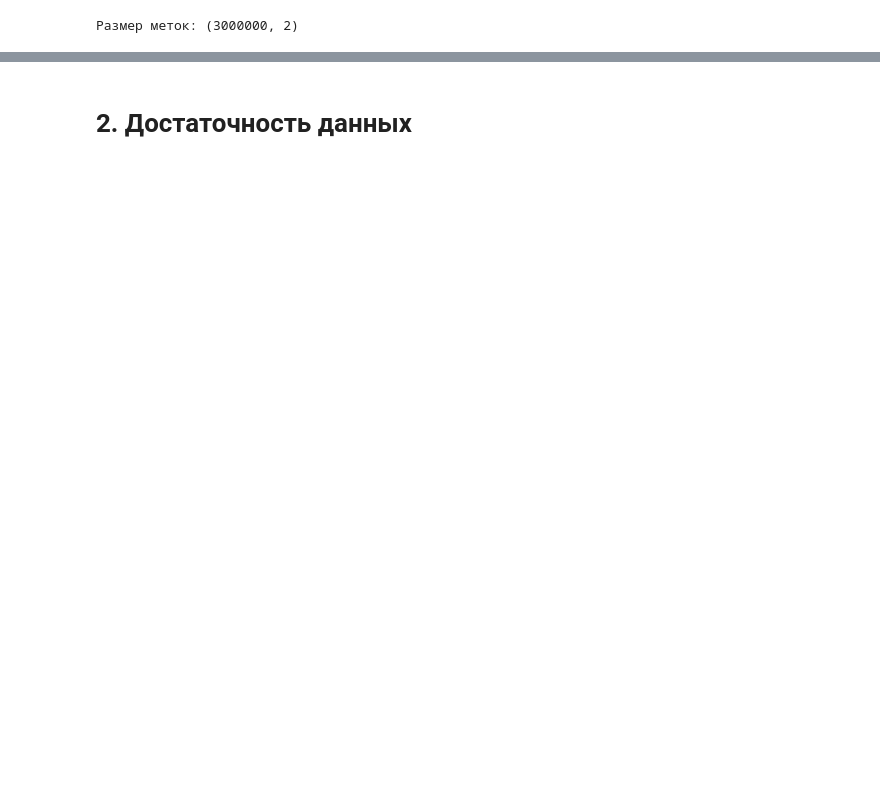
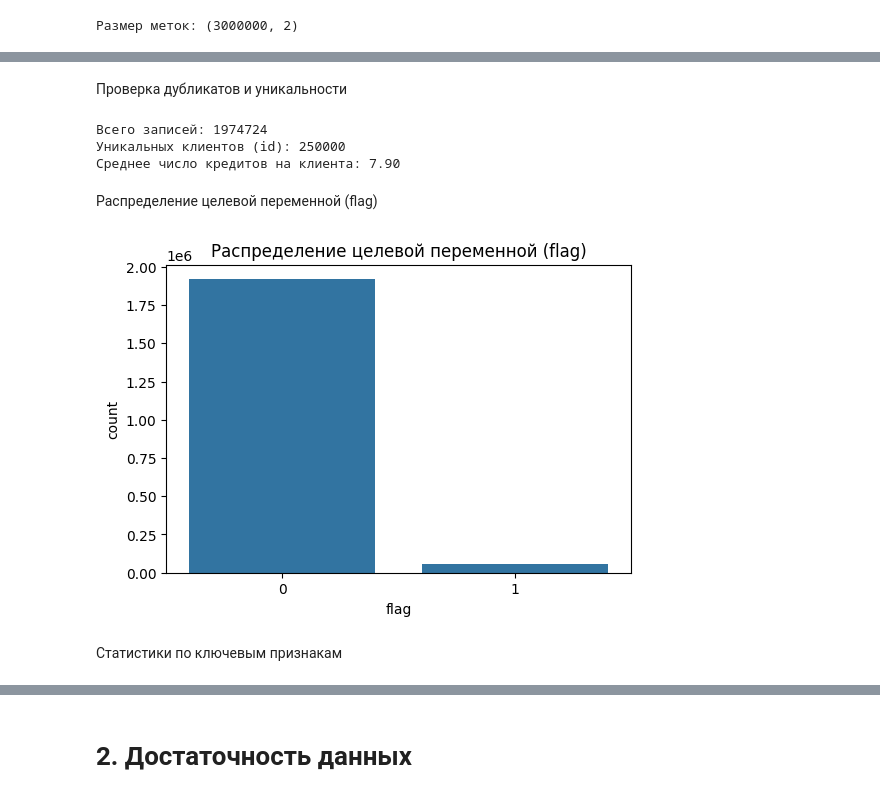
Before and after one commit to kuznetsovgg/predictive, a Jupyter notebook: task4.ipynb, the cells around one changed output, grey strips where cells are left out. Cells and saved outputs as stored; diff of their text form; code cells hidden in the pictures; blank space fills up the shorter version.

```diff
--- a/task4.ipynb
+++ b/task4.ipynb
@@ -31,6 +31,6 @@ print(f"Всего файлов: {len(files_sorted)}")
 # %%
 df_list = []
-for i in range(len(files_sorted)):
+for i in range(min(1, len(files_sorted))):
     path = os.path.join(train_folder, files_sorted[i])
     print(f"Читаю файл {i+1}: {files_sorted[i]}")
     df_part = pd.read_parquet(path, engine='fastparquet')
@@ -53,4 +49,6 @@ train_target = pd.read_csv('../task4_data/train_target.csv')
 print(f"Размер меток: {train_target.shape}")
 # %% [output]
 Размер меток: (3000000, 2)
+# %%
+df = df_train.merge(train_target, on='id', how='left')
 # %% [markdown]
@@ -57,0 +80,24 @@ print(f"Размер меток: {train_target.shape}")
+# %% [markdown]
+Проверка дубликатов и уникальности
+# %%
+print(f"Всего записей: {len(df_train)}")
+print(f"Уникальных клиентов (id): {df_train['id'].nunique()}")
+print(f"Среднее число кредитов на клиента: {len(df_train) / df_train['id'].nunique():.2f}")
+# %% [output]
+Всего записей: 1974724
+Уникальных клиентов (id): 250000
+Среднее число кредитов на клиента: 7.90
+# %% [markdown]
+Распределение целевой переменной (flag)
+# %%
+import matplotlib.pyplot as plt
+import seaborn as sns
+
+plt.figure(figsize=(6, 4))
+sns.countplot(data=df, x='flag')
+plt.title("Распределение целевой переменной (flag)")
+plt.show()
+# %% [output]
+[figure, added]
+# %% [markdown]
+Статистики по ключевым признакам
```
Also changed, not shown: parts of 29 cells of this notebook.
